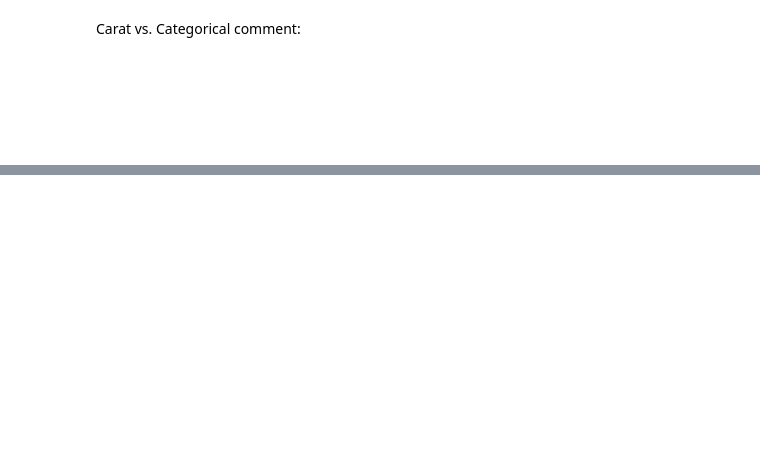
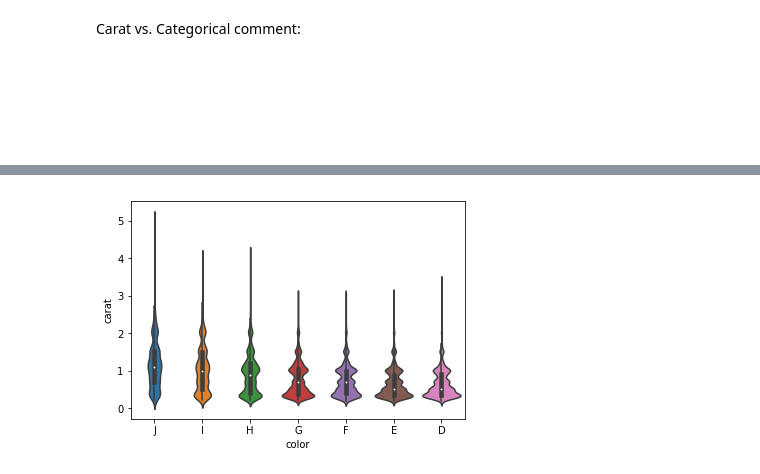
Before and after one commit to deepaksithu/Visualization_Case_Study_Notes, a Jupyter notebook: Bivariate_Exploration.ipynb, the cells around one changed output, grey strips where cells are left out. Drawn from its saved outputs; the diff is of its cells as text; code cells hidden in the pictures; blank space fills up the shorter version.

```diff
--- a/Bivariate_Exploration.ipynb
+++ b/Bivariate_Exploration.ipynb
@@ -106,0 +118,4 @@ Carat vs. Categorical comment: <span style="color:white">These plots should shed
+# %%
+sns.violinplot(data = diamonds, x = 'color', y = 'carat');
+# %% [output]
+[figure, added]
```
Also changed, not shown: parts of 5 cells of this notebook.
